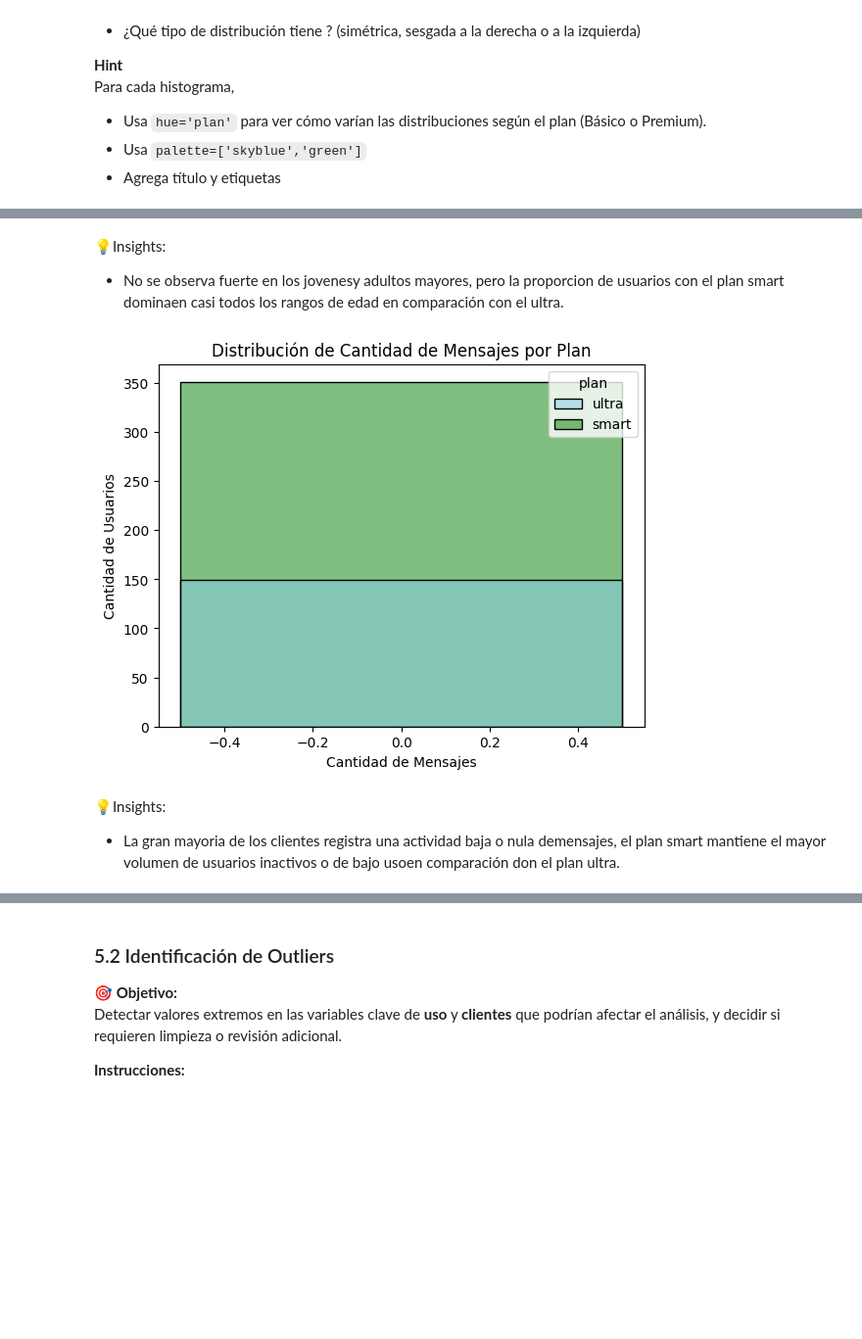
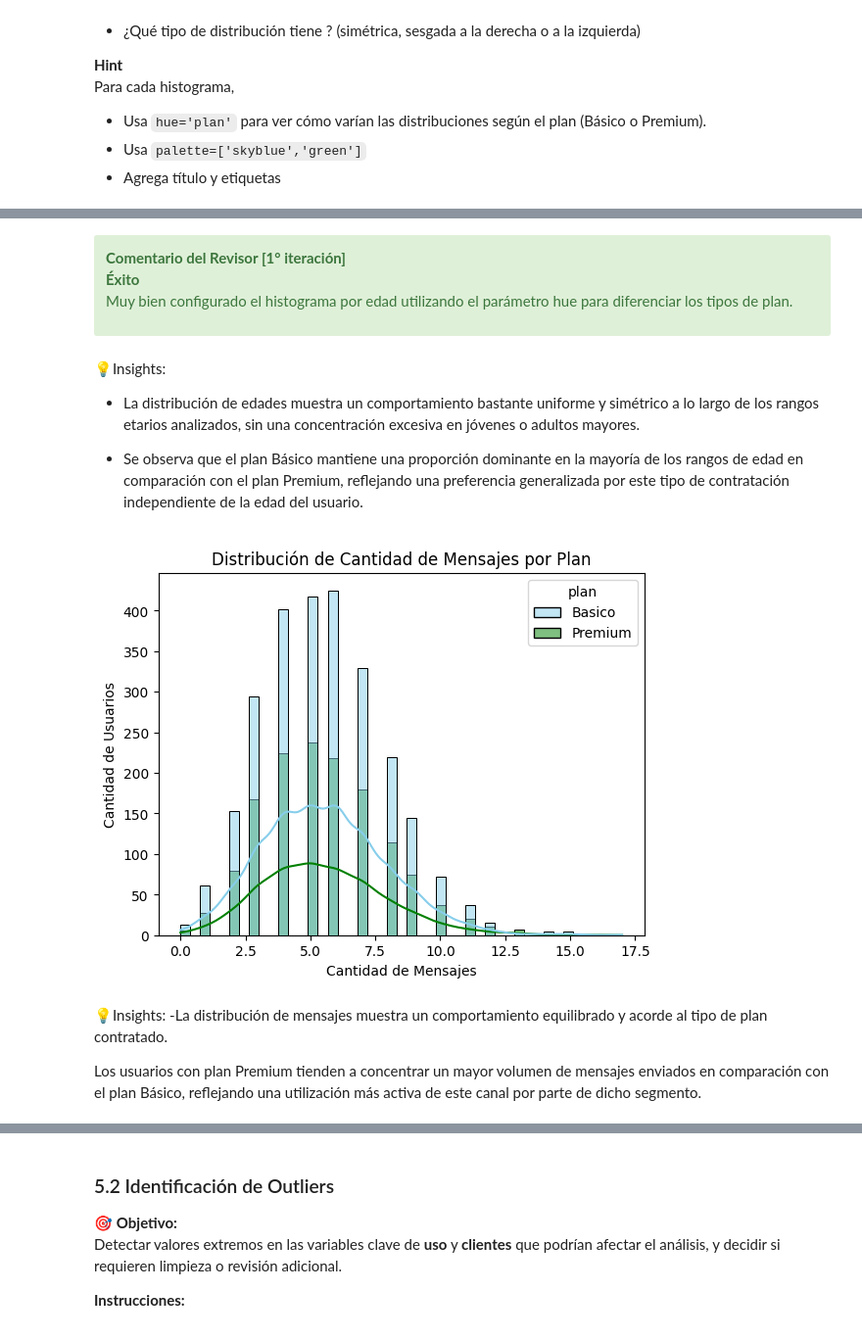
Before and after one commit to PabloVidal000/Telecom-analysis-, a Jupyter notebook: S7 Version-Estudiante-Project-ConnectaTel.ipynb, the cells around one changed output, grey strips where cells are left out. Shown at 98% size. Cells and saved outputs as stored; diff of their text form; code cells hidden in the pictures; blank space fills up the shorter version.

```diff
--- a/S7 Version-Estudiante-Project-ConnectaTel.ipynb
+++ b/S7 Version-Estudiante-Project-ConnectaTel.ipynb
@@ -45,5 +136,5 @@ import seaborn as sns
 # %%
 # cargar archivos
 plans = pd.read_csv('/datasets/plans.csv')
-users = pd.read_csv('/datasets/users.csv')
+users = pd.read_csv('/datasets/users_latam.csv')
 usage = pd.read_csv('/datasets/usage.csv')
@@ -597,19 +767,30 @@ plt.show()
+# %% [markdown]
+<div class="alert alert-block alert-success">
+<b>Comentario del Revisor [1° iteración]</b> <a class="tocSkip"></a><br>
+<b>Éxito</b>
+
+Muy bien configurado el histograma por edad utilizando el parámetro hue para diferenciar los tipos de plan.
+</div>
 # %% [markdown]
 💡Insights:
-- No se observa fuerte en los jovenesy adultos mayores, pero la proporcion de usuarios con el plan smart dominaen casi todos los rangos de edad en comparación con el ultra.
+- La distribución de edades muestra un comportamiento bastante uniforme y simétrico a lo largo de los rangos etarios analizados, sin una concentración excesiva en jóvenes o adultos mayores.
+
+- Se observa que el plan Básico mantiene una proporción dominante en la mayoría de los rangos de edad en comparación con el plan Premium, reflejando una preferencia generalizada por este tipo de contratación independiente de la edad del usuario.
 # %%
 # Histograma para visualizar la cant_mensajes
 # Histograma para visualizar cant_mensajes
-sns.histplot(data=user_profile, x='cant_mensajes', hue='plan', palette=['skyblue', 'green'])
+sns.histplot(data=user_profile, x='cant_mensajes', hue='plan', palette=['skyblue', 'green'], kde=True)
 plt.title('Distribución de Cantidad de Mensajes por Plan')
 plt.xlabel('Cantidad de Mensajes')
 plt.ylabel('Cantidad de Usuarios')
 plt.show()
 # %% [output]
-[figure, old version]
+[figure, new version]
 # %% [markdown]
 💡Insights:
-- La gran mayoria de los clientes registra una actividad baja o nula demensajes, el plan smart mantiene el mayor volumen de usuarios inactivos o de bajo usoen comparación don el plan ultra.
+-La distribución de mensajes muestra un comportamiento equilibrado y acorde al tipo de plan contratado.
+
+Los usuarios con plan Premium tienden a concentrar un mayor volumen de mensajes enviados en comparación con el plan Básico, reflejando una utilización más activa de este canal por parte de dicho segmento.
 # %%
 # Histograma para visualizar la cant_llamadas
 # Histograma para visualizar cant_llamadas
```
Also changed, not shown: parts of 53 cells of this notebook.
